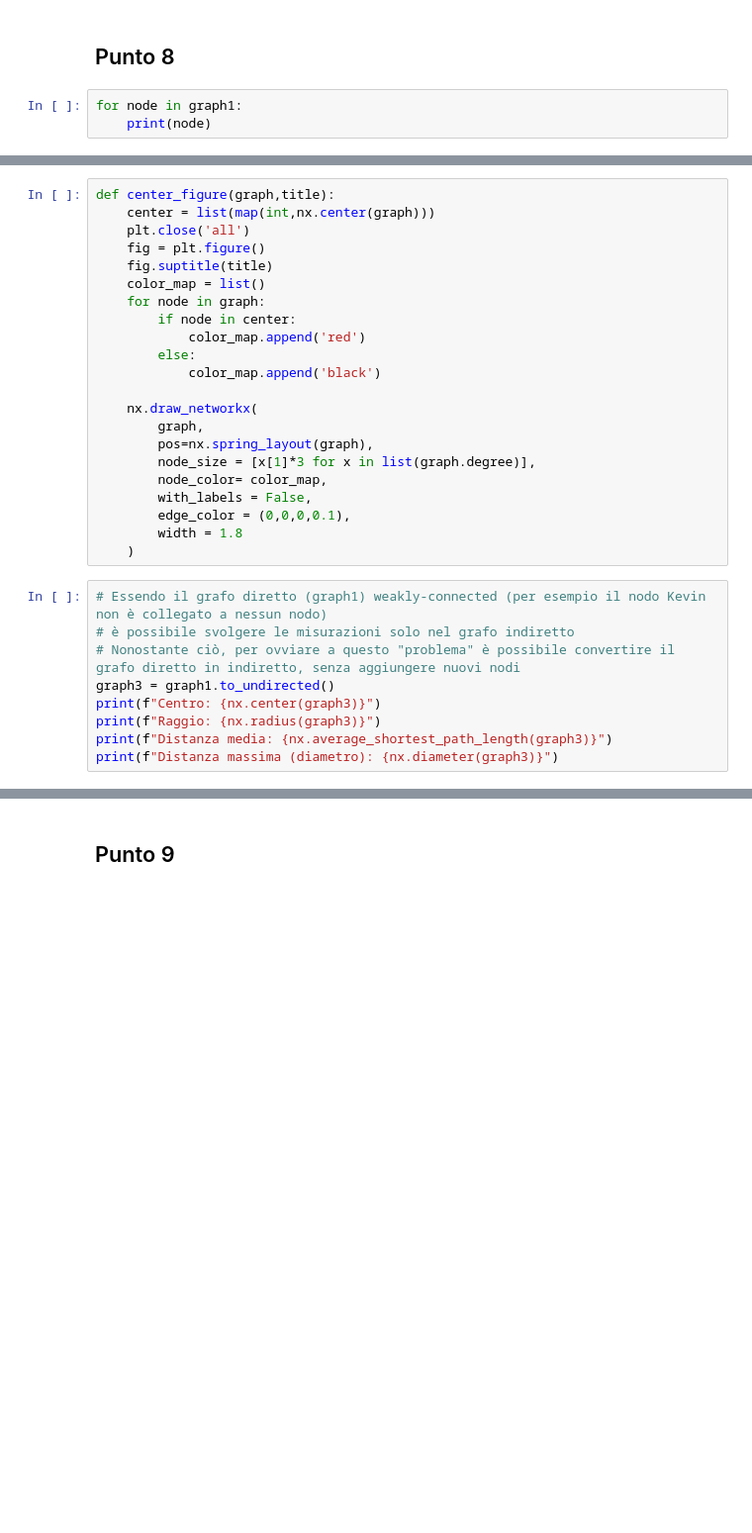
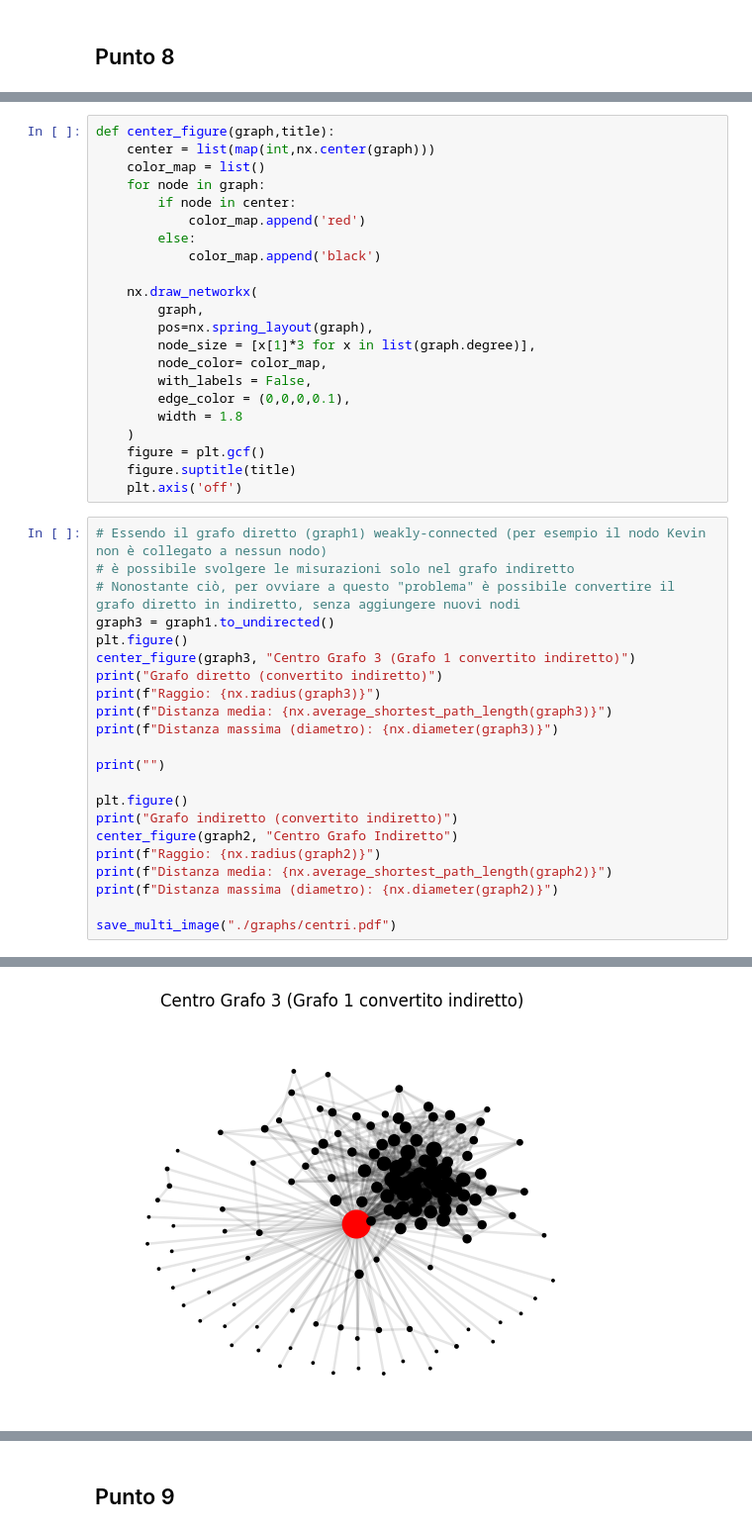
Before and after one commit to giopalma/social-computing, a Jupyter notebook: Primo Progetto/Primo Progetto Social Computing.ipynb, the cells around one changed output, grey strips where cells are left out. Shown at 99% size. Drawn from its saved outputs; the diff is of its cells as text; blank space fills up the shorter version.

```diff
--- a/Primo Progetto/Primo Progetto Social Computing.ipynb
+++ b/Primo Progetto/Primo Progetto Social Computing.ipynb
@@ -264,6 +264,3 @@ save_multi_image("./graphs/scc.pdf")
 [figure]
 # %% [markdown]
 ## Punto 8
-# %%
-for node in graph1:
-    print(node)
@@ -288,9 +267,6 @@ for node in graph1:
 # %%
 def center_figure(graph,title):
     center = list(map(int,nx.center(graph)))
-    plt.close('all')
-    fig = plt.figure()
-    fig.suptitle(title)
     color_map = list()
     for node in graph:
         if node in center:
@@ -307,13 +283,29 @@ def center_figure(graph,title):
         edge_color = (0,0,0,0.1),
         width = 1.8
     )
+    figure = plt.gcf()
+    figure.suptitle(title)
+    plt.axis('off')
 # %%
 # Essendo il grafo diretto (graph1) weakly-connected (per esempio il nodo Kevin non è collegato a nessun nodo)
 # è possibile svolgere le misurazioni solo nel grafo indiretto
 # Nonostante ciò, per ovviare a questo "problema" è possibile convertire il grafo diretto in indiretto, senza aggiungere nuovi nodi
 graph3 = graph1.to_undirected()
-print(f"Centro: {nx.center(graph3)}")
+plt.figure()
+center_figure(graph3, "Centro Grafo 3 (Grafo 1 convertito indiretto)")
+print("Grafo diretto (convertito indiretto)")
 print(f"Raggio: {nx.radius(graph3)}")
 print(f"Distanza media: {nx.average_shortest_path_length(graph3)}")
 print(f"Distanza massima (diametro): {nx.diameter(graph3)}")
+
+print("")
+
+plt.figure()
+print("Grafo indiretto (convertito indiretto)")
+center_figure(graph2, "Centro Grafo Indiretto")
+print(f"Raggio: {nx.radius(graph2)}")
+print(f"Distanza media: {nx.average_shortest_path_length(graph2)}")
+print(f"Distanza massima (diametro): {nx.diameter(graph2)}")
+
+save_multi_image("./graphs/centri.pdf")
 # %% [output]
@@ -323,0 +321 @@ Distanza massima (diametro): 2
+[figure, added]
```
Also changed, not shown: parts of 3 cells of this notebook.
